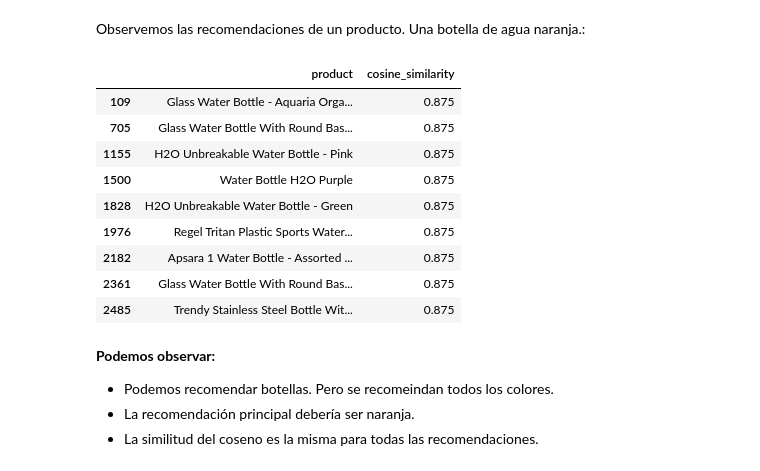
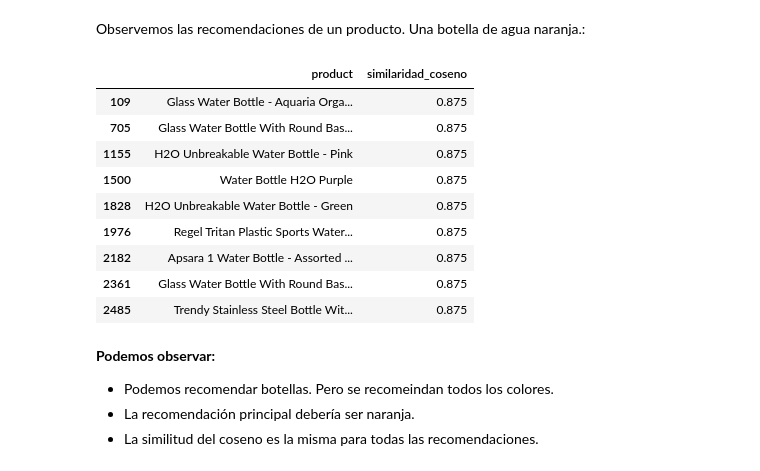
Before and after one commit to DanielGAMNA/TC4034_EQUIPO8, a Jupyter notebook: Proyecto_Avance_2_8.ipynb, the cells around one changed output. Saved outputs shown, nothing was run; the diff lists cells and outputs as text; code cells hidden in the pictures.

```diff
--- a/Proyecto_Avance_2_8.ipynb
+++ b/Proyecto_Avance_2_8.ipynb
@@ -502,7 +502,7 @@ coseno_sim_df = pd.DataFrame(coseno_sim)
 # %% [markdown]
 La matriz `coseno_sim_df` contiene la similitud coseno entre cada producto y el resto de los productos. Construiremos un recomendador usando la similitud de coseno.
 # %%
-def recomendacion_de_contenido_v1(titulo):
+def recomendacion_de_contenido(titulo):
     a = df2.copy().reset_index().drop('index',axis=1)
     index = a[a['product']==titulo].index[0]
     top_n_index = list(coseno_sim_df[index].nlargest(10).index)
@@ -511,15 +511,14 @@ def recomendacion_de_contenido_v1(titulo):
     except:
         pass
     similar_df = a.iloc[top_n_index][['product']]
-    similar_df['cosine_similarity'] = coseno_sim_df[index].iloc[top_n_index]
+    similar_df['similaridad_coseno'] = coseno_sim_df[index].iloc[top_n_index]
     return similar_df
 # %% [markdown]
 Observemos las recomendaciones de un producto. Una botella de agua naranja.:
 # %%
-titulo = 'Water Bottle - Orange'
-recomendacion_de_contenido_v1(titulo)
+recomendacion_de_contenido('Water Bottle - Orange')
 # %% [output]
-|  | product | cosine_similarity |
+|  | product | similaridad_coseno |
 | 109 | Glass Water Bottle - Aquaria Orga... | 0.875 |
 | 705 | Glass Water Bottle With Round Bas... | 0.875 |
 | 1155 | H2O Unbreakable Water Bottle - Pink | 0.875 |
```
Also changed, not shown: parts of 3 cells of this notebook.
